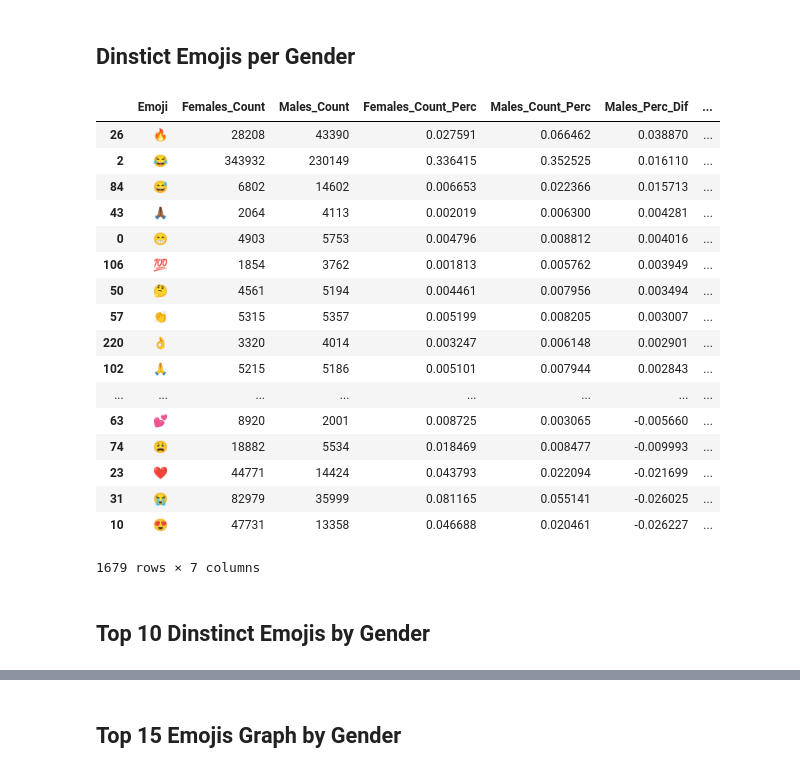
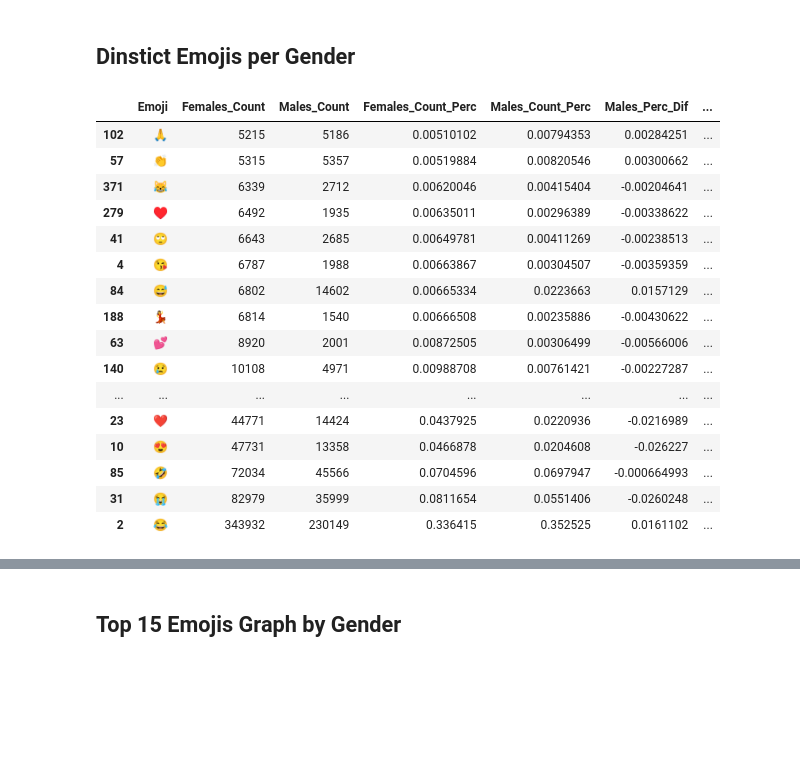
Before and after one commit to stylianosnicoletti/Emojis-usage-in-social-media-by-demographics, a Jupyter notebook: Jupyter/Emojis_ Johannesburg .ipynb, the cells around one changed output, grey strips where cells are left out. Cells and saved outputs as stored; diff of their text form; code cells hidden in the pictures; blank space fills up the shorter version.

```diff
--- a/Jupyter/Emojis_ Johannesburg .ipynb
+++ b/Jupyter/Emojis_ Johannesburg .ipynb
@@ -214,36 +218,34 @@ emojis_count_males_df.tail(20)
 # %% [markdown]
 ## Dinstict Emojis per Gender
 # %%
-gender_stats = emojis_count_females_df.rename(columns={'Count': 'Females_Count'}).join(emojis_count_males_df.rename(columns={'Count': 'Males_Count'}).set_index('Emoji'), on='Emoji')
+gender_stats_df = emojis_count_females_df.rename(columns={'Count': 'Females_Count'}).join(emojis_count_males_df.rename(columns={'Count': 'Males_Count'}).set_index('Emoji'), on='Emoji')
 
 # Calculate percentage usage for each emoji per gender
-female_count_perc = gender_stats['Females_Count'] /gender_stats['Females_Count'].sum()
-gender_stats['Females_Count_Perc']=female_count_perc
-male_count_perc = gender_stats['Males_Count'] /gender_stats['Males_Count'].sum()
-gender_stats['Males_Count_Perc']=male_count_perc
-male_perc_dif = gender_stats['Males_Count_Perc'] - gender_stats['Females_Count_Perc']
-gender_stats['Males_Perc_Dif']=male_perc_dif
-female_perc_dif = gender_stats['Females_Count_Perc'] - gender_stats['Males_Count_Perc']
-gender_stats['Females_Perc_Dif']=female_perc_dif
-gender_stats.fillna(0).sort_values(by=['Females_Perc_Dif'])
+female_count_perc = gender_stats_df['Females_Count'] /gender_stats_df['Females_Count'].sum()
+gender_stats_df['Females_Count_Perc']=female_count_perc
+male_count_perc = gender_stats_df['Males_Count'] /gender_stats_df['Males_Count'].sum()
+gender_stats_df['Males_Count_Perc']=male_count_perc
+male_perc_dif = gender_stats_df['Males_Count_Perc'] - gender_stats_df['Females_Count_Perc']
+gender_stats_df['Males_Perc_Dif']=male_perc_dif
+female_perc_dif = gender_stats_df['Females_Count_Perc'] - gender_stats_df['Males_Count_Perc']
+gender_stats_df['Females_Perc_Dif']=female_perc_dif
+
+gender_stats_df.tail(20)
 # %% [output]
 |  | Emoji | Females_Count | Males_Count | Females_Count_Perc | Males_Count_Perc | Males_Perc_Dif | ... |
-| 26 | 🔥 | 28208 | 43390 | 0.027591 | 0.066462 | 0.038870 | ... |
-| 2 | 😂 | 343932 | 230149 | 0.336415 | 0.352525 | 0.016110 | ... |
-| 84 | 😅 | 6802 | 14602 | 0.006653 | 0.022366 | 0.015713 | ... |
-| 43 | 🙏🏾 | 2064 | 4113 | 0.002019 | 0.006300 | 0.004281 | ... |
-| 0 | 😁 | 4903 | 5753 | 0.004796 | 0.008812 | 0.004016 | ... |
-| 106 | 💯 | 1854 | 3762 | 0.001813 | 0.005762 | 0.003949 | ... |
-| 50 | 🤔 | 4561 | 5194 | 0.004461 | 0.007956 | 0.003494 | ... |
-| 57 | 👏 | 5315 | 5357 | 0.005199 | 0.008205 | 0.003007 | ... |
-| 220 | 👌 | 3320 | 4014 | 0.003247 | 0.006148 | 0.002901 | ... |
-| 102 | 🙏 | 5215 | 5186 | 0.005101 | 0.007944 | 0.002843 | ... |
+| 102 | 🙏 | 5215 | 5186 | 0.00510102 | 0.00794353 | 0.00284251 | ... |
+| 57 | 👏 | 5315 | 5357 | 0.00519884 | 0.00820546 | 0.00300662 | ... |
+| 371 | 😹 | 6339 | 2712 | 0.00620046 | 0.00415404 | -0.00204641 | ... |
+| 279 | ♥ | 6492 | 1935 | 0.00635011 | 0.00296389 | -0.00338622 | ... |
+| 41 | 🙄 | 6643 | 2685 | 0.00649781 | 0.00411269 | -0.00238513 | ... |
+| 4 | 😘 | 6787 | 1988 | 0.00663867 | 0.00304507 | -0.00359359 | ... |
+| 84 | 😅 | 6802 | 14602 | 0.00665334 | 0.0223663 | 0.0157129 | ... |
+| 188 | 💃 | 6814 | 1540 | 0.00666508 | 0.00235886 | -0.00430622 | ... |
+| 63 | 💕 | 8920 | 2001 | 0.00872505 | 0.00306499 | -0.00566006 | ... |
+| 140 | 😢 | 10108 | 4971 | 0.00988708 | 0.00761421 | -0.00227287 | ... |
 | ... | ... | ... | ... | ... | ... | ... | ... |
-| 63 | 💕 | 8920 | 2001 | 0.008725 | 0.003065 | -0.005660 | ... |
-| 74 | 😩 | 18882 | 5534 | 0.018469 | 0.008477 | -0.009993 | ... |
-| 23 | ❤ | 44771 | 14424 | 0.043793 | 0.022094 | -0.021699 | ... |
-| 31 | 😭 | 82979 | 35999 | 0.081165 | 0.055141 | -0.026025 | ... |
-| 10 | 😍 | 47731 | 13358 | 0.046688 | 0.020461 | -0.026227 | ... |
+| 23 | ❤ | 44771 | 14424 | 0.0437925 | 0.0220936 | -0.0216989 | ... |
+| 10 | 😍 | 47731 | 13358 | 0.0466878 | 0.0204608 | -0.026227 | ... |
+| 85 | 🤣 | 72034 | 45566 | 0.0704596 | 0.0697947 | -0.000664993 | ... |
+| 31 | 😭 | 82979 | 35999 | 0.0811654 | 0.0551406 | -0.0260248 | ... |
+| 2 | 😂 | 343932 | 230149 | 0.336415 | 0.352525 | 0.0161102 | ... |
-1679 rows × 7 columns
-# %% [markdown]
-## Top 10 Dinstinct Emojis by Gender
```
Also changed, not shown: parts of 16 cells of this notebook.
